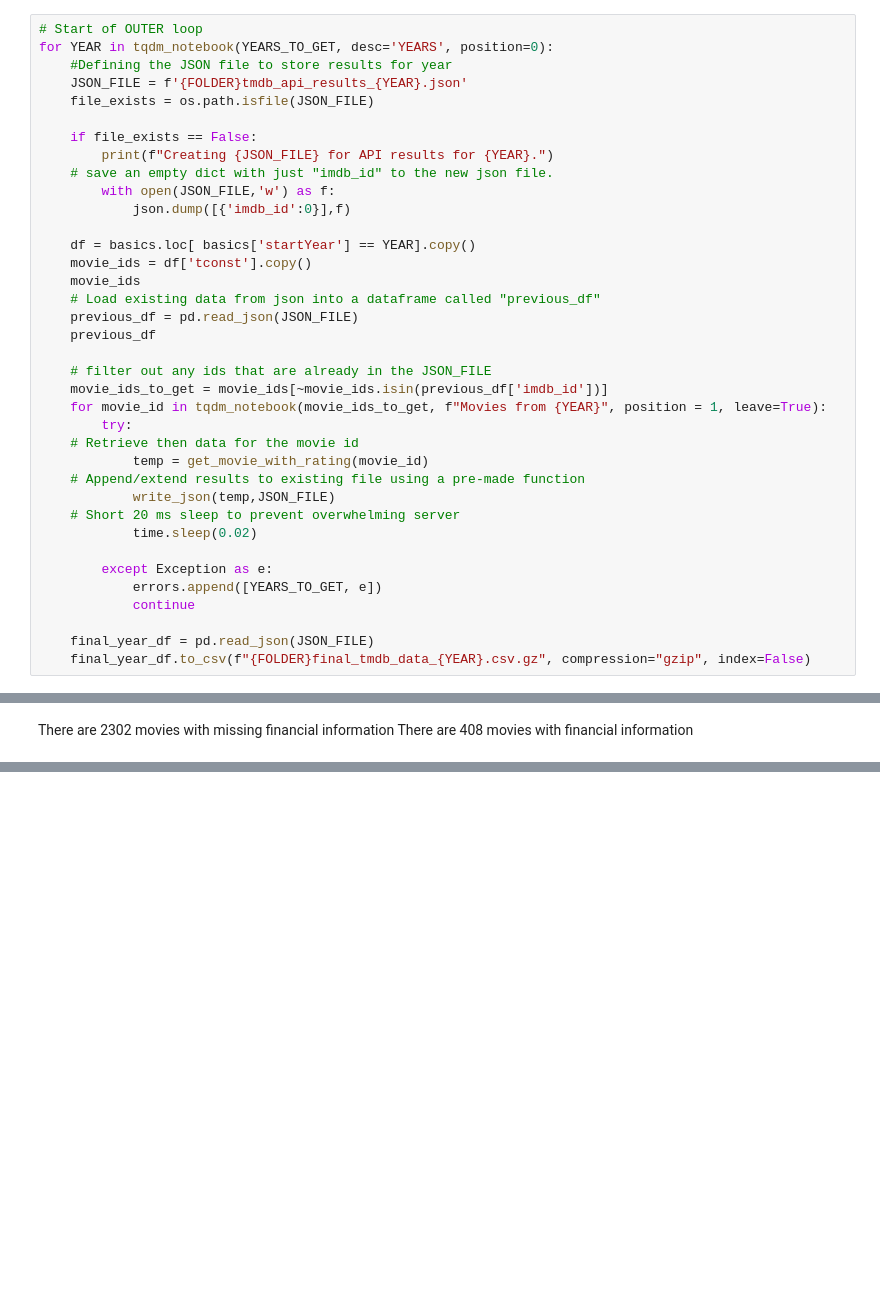
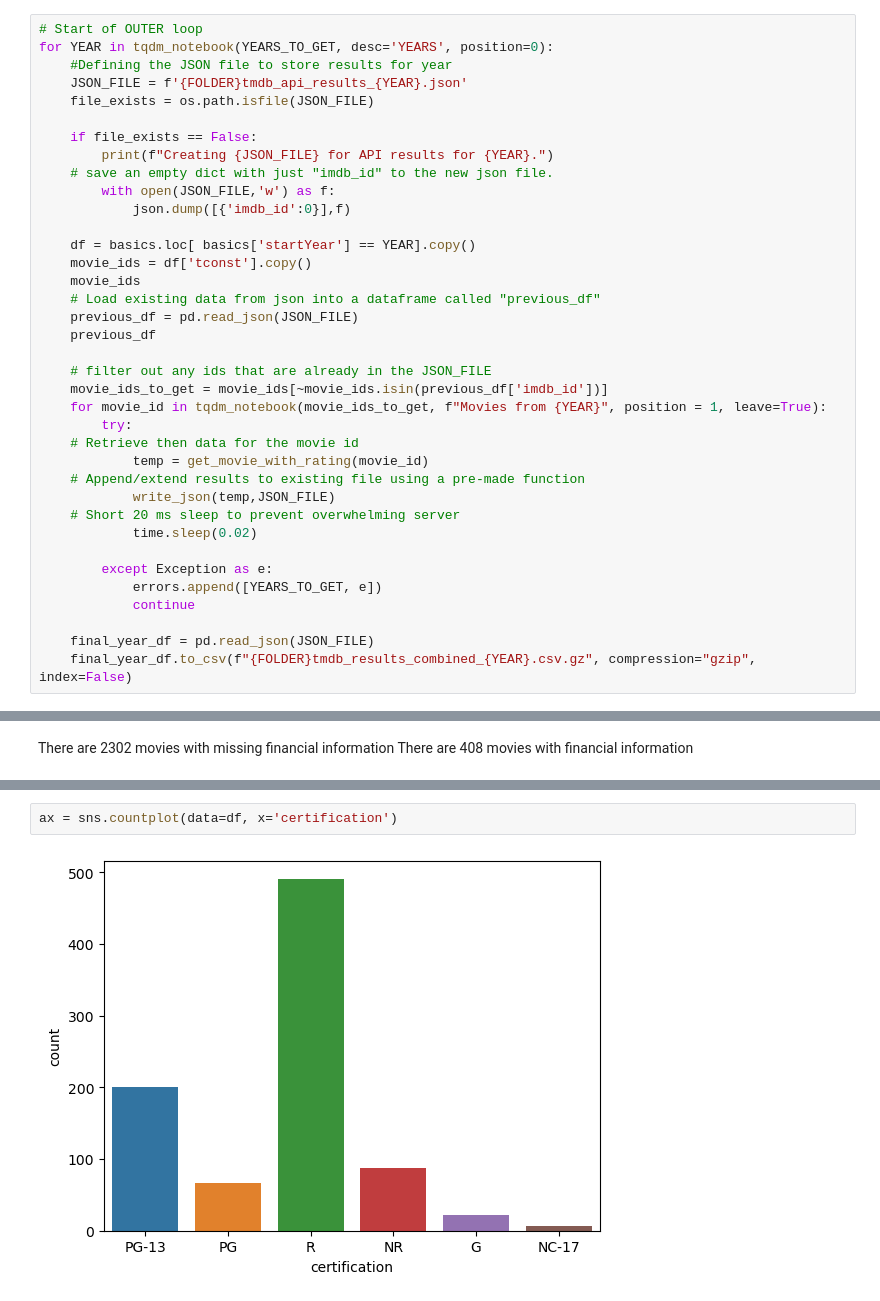
Before and after one commit to donmarcolaureano/Movie-Database, a Jupyter notebook: Financial_Data_EDA.ipynb, the cells around one changed output, grey strips where cells are left out. Cells and saved outputs as stored; diff of their text form; blank space fills up the shorter version.

```diff
--- a/Financial_Data_EDA.ipynb
+++ b/Financial_Data_EDA.ipynb
@@ -127,7 +127,7 @@ for YEAR in tqdm_notebook(YEARS_TO_GET, desc='YEARS', position=0):
             continue
 
     final_year_df = pd.read_json(JSON_FILE)
-    final_year_df.to_csv(f"{FOLDER}final_tmdb_data_{YEAR}.csv.gz", compression="gzip", index=False)
+    final_year_df.to_csv(f"{FOLDER}tmdb_results_combined_{YEAR}.csv.gz", compression="gzip", index=False)
 # %%
 print(f"- Total errors: {len(errors)}")
 # %% [output]
@@ -305,0 +272,4 @@ missing_financial_info_df
+# %%
+ax = sns.countplot(data=df, x='certification')
+# %% [output]
+[figure, added]
```
Also changed, not shown: parts of 4 cells of this notebook, 3 other files.
